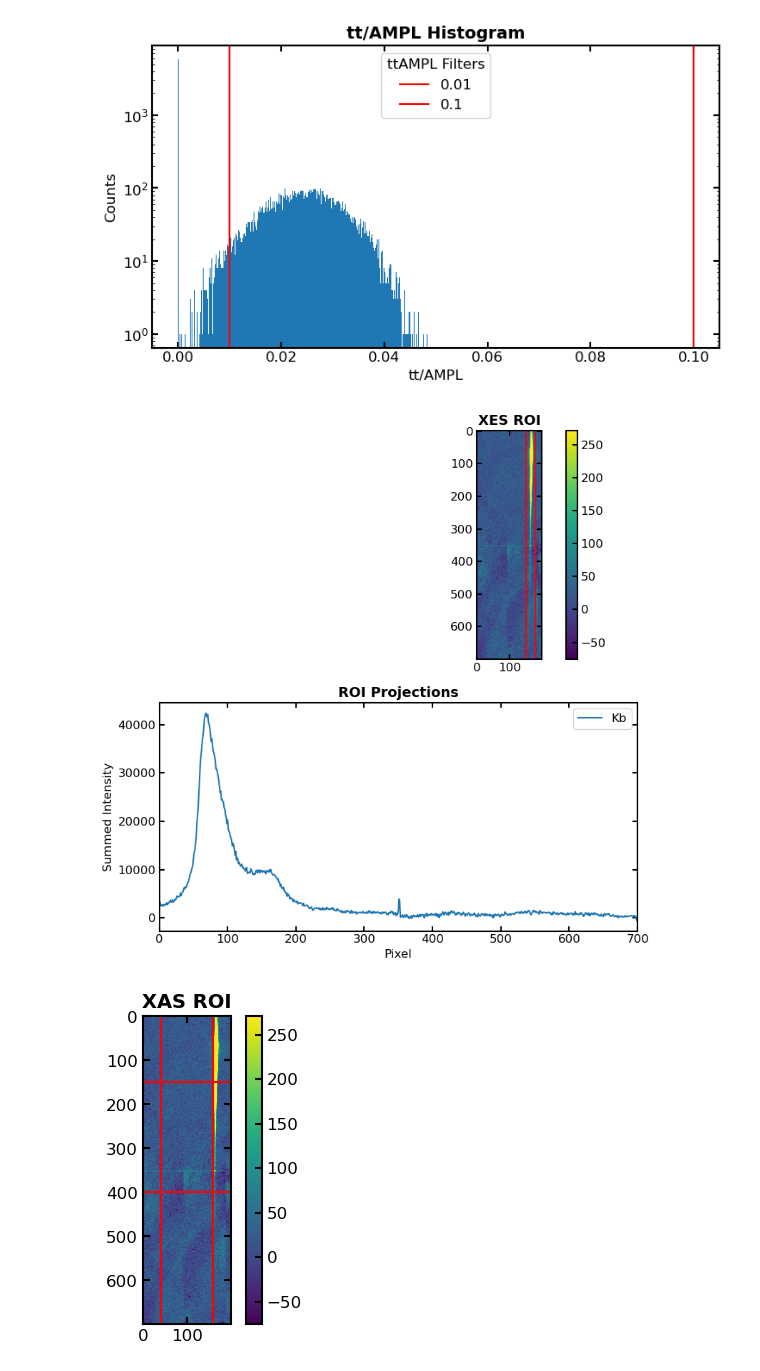
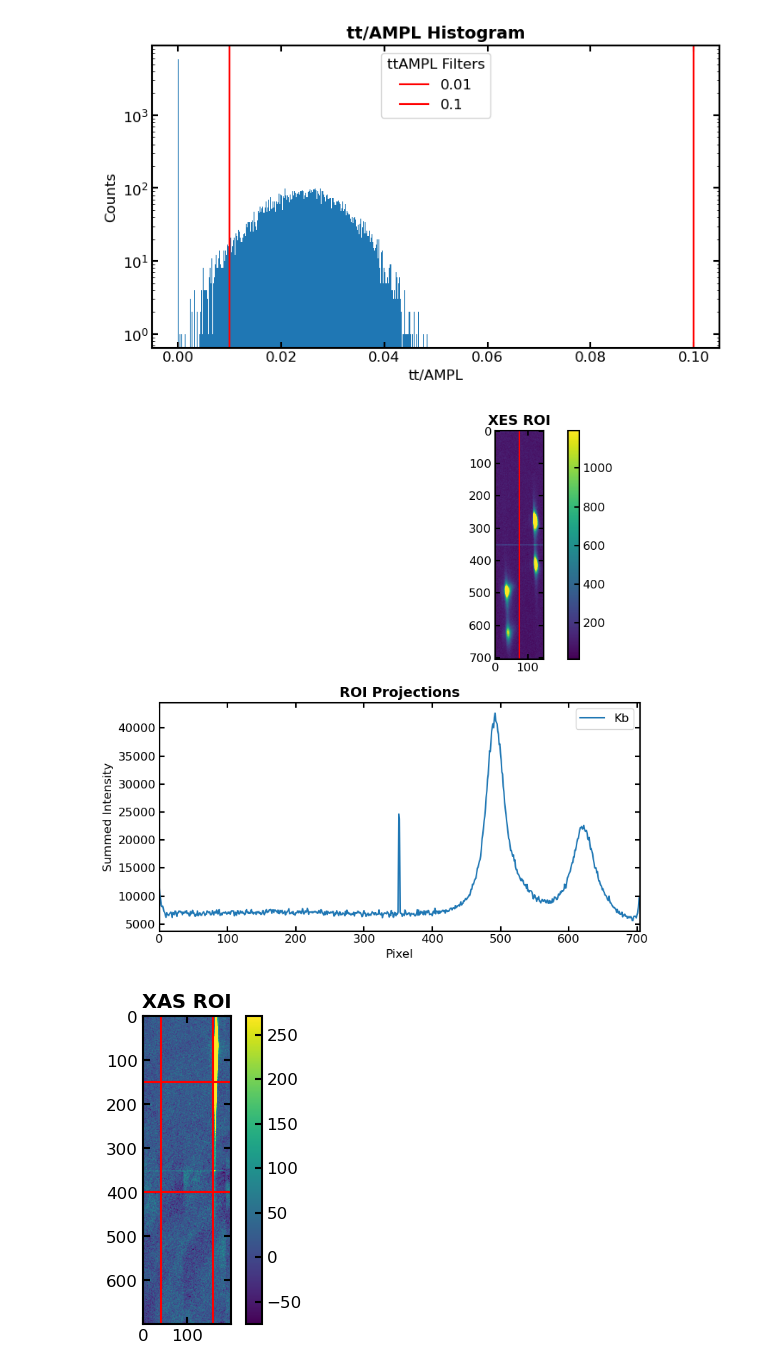
Before and after one commit to lg345/XSpect, a Jupyter notebook: diagnostics_test.ipynb, the cells around one changed output. Saved outputs shown, nothing was run; the diff lists cells and outputs as text; code cells hidden in the pictures.

```diff
--- a/diagnostics_test.ipynb
+++ b/diagnostics_test.ipynb
@@ -27,10 +27,10 @@ Modules imported!
 # keys=['epics/ccm_E','tt/ttCorr','epics/lxt_ttc', 'enc/lasDelay' , 'ipm4/sum','tt/AMPL','epix_2/ROI_0_area']
 # names=['ccm','time_tool_correction','lxt_ttc'  ,'encoder','ipm', 'time_tool_ampl','epix']
 
-run = 213
-exp = 'mfxp1003323'
+run = 3
+exp = 'mfxl1045123'
 
-keys=['epics/ccm_E','tt/ttCorr','epics/lxt_ttc', 'enc/lasDelay' , 'ipm_dg2/sum','tt/AMPL','epix_1/ROI_0_area']
+keys=['epics/ccm_E','tt/ttCorr','epics/lxt_ttc', 'enc/lasDelay' , 'ipm_dg1/sum','tt/AMPL','epix_1/ROI_0_area']
 names=['ccm','time_tool_correction','lxt_ttc'  ,'encoder','ipm', 'time_tool_ampl','epix']
 
 d = dt.diagnostics(run, exp, keys, names)
@@ -78,11 +78,11 @@ d.ttAMPL_histogram(tt_thres)
 # %%
 nshots = 1000
 # ka_roi = [120, 140]
-kb_roi = [150, 180]
+kb_roi = [0, 75]
 
 d.xes_ROI(nshots, kb_limits = kb_roi)
 # %% [output]
-[figure, old version]
+[figure, new version]
 # %%
 nshots = 1000
 h_lims = [40, 160]
```
Also changed, not shown: parts of 6 cells of this notebook, 1 other file.
